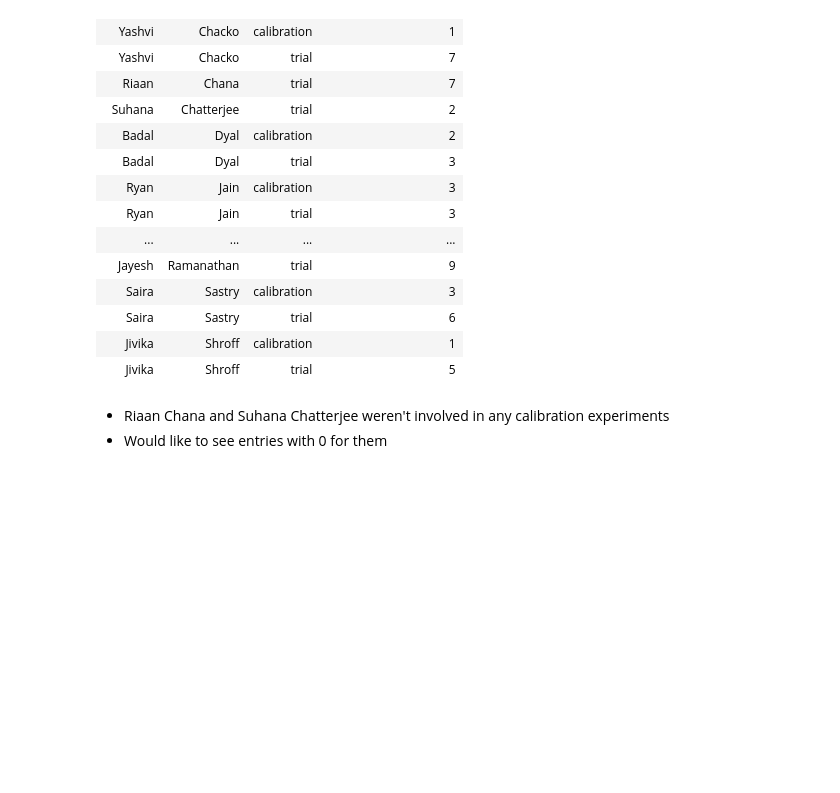
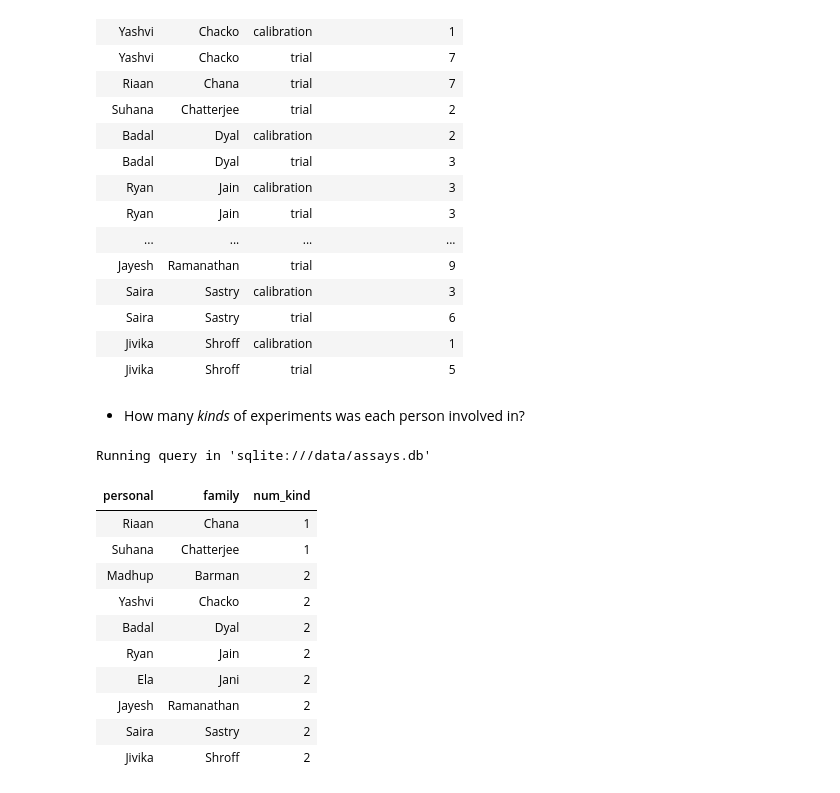
Before and after one commit to gvwilson/sql-tutorial, a Jupyter notebook: 03_join.ipynb, the cells around one changed output. Saved outputs shown, nothing was run; the diff lists cells and outputs as text; code cells hidden in the pictures; blank space fills up the shorter version.

Commit message:
feat: lesson on left join and CTEs
-   Correct title in third lesson on joins

```diff
--- a/03_join.ipynb
+++ b/03_join.ipynb
@@ -278,6 +278,28 @@ Running query in 'sqlite:///data/assays.db'
 | Saira | Sastry | trial | 6 |
 | Jivika | Shroff | calibration | 1 |
 | Jivika | Shroff | trial | 5 |
-# %% [markdown]
--   Riaan Chana and Suhana Chatterjee weren't involved in any calibration experiments
--   Would like to see entries with 0 for them
+# %% [markdown]
+-   How many *kinds* of experiments was each person involved in?
+# %%
+%%sql
+select
+    staff.personal,
+    staff.family,
+    count (distinct experiment.kind) as num_kind
+from staff inner join performed inner join experiment
+on staff.ident = performed.staff and performed.experiment = experiment.ident
+group by staff.ident
+order by num_kind, staff.family, staff.personal;
+# %% [output]
+Running query in 'sqlite:///data/assays.db'
+| personal | family | num_kind |
+| Riaan | Chana | 1 |
+| Suhana | Chatterjee | 1 |
+| Madhup | Barman | 2 |
+| Yashvi | Chacko | 2 |
+| Badal | Dyal | 2 |
+| Ryan | Jain | 2 |
+| Ela | Jani | 2 |
+| Jayesh | Ramanathan | 2 |
+| Saira | Sastry | 2 |
+| Jivika | Shroff | 2 |
```
Also changed, not shown: parts of 1 cell of this notebook, 1 other file.
